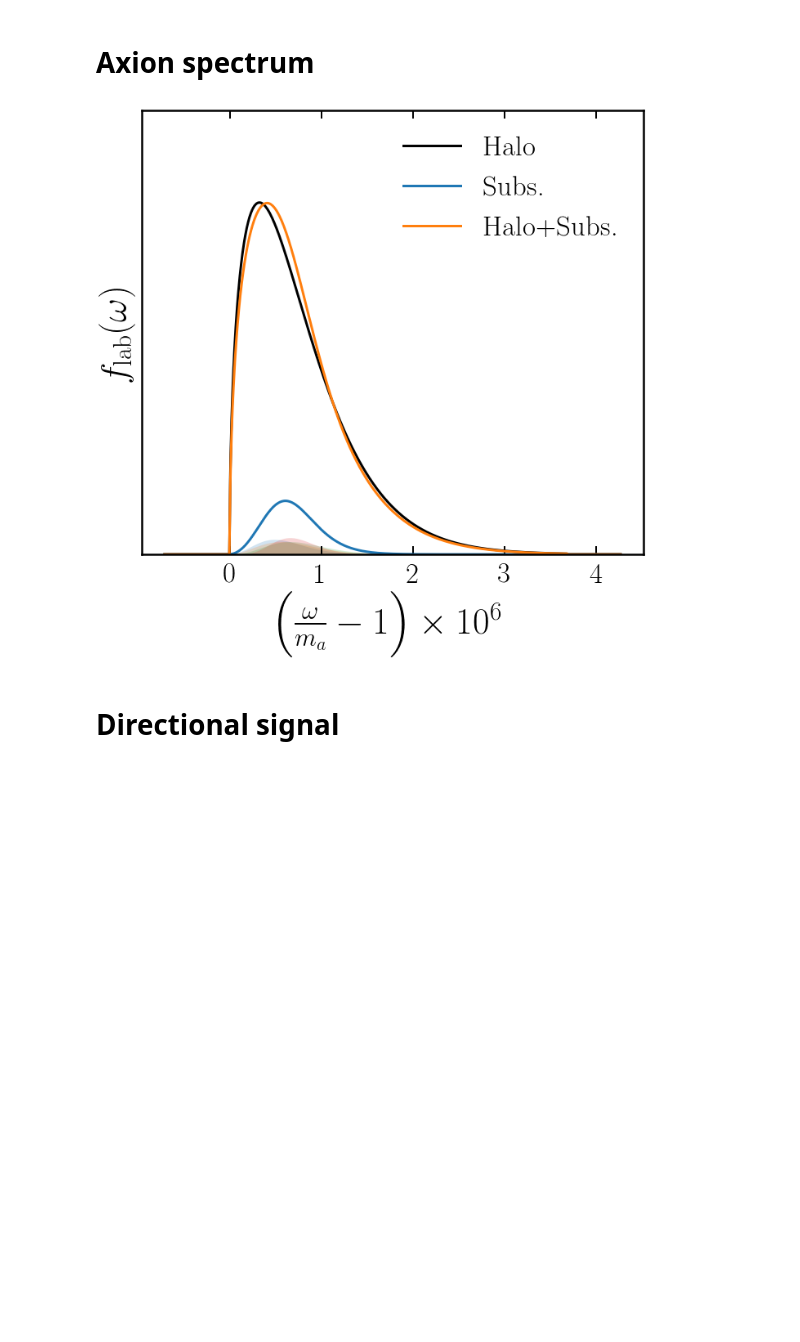
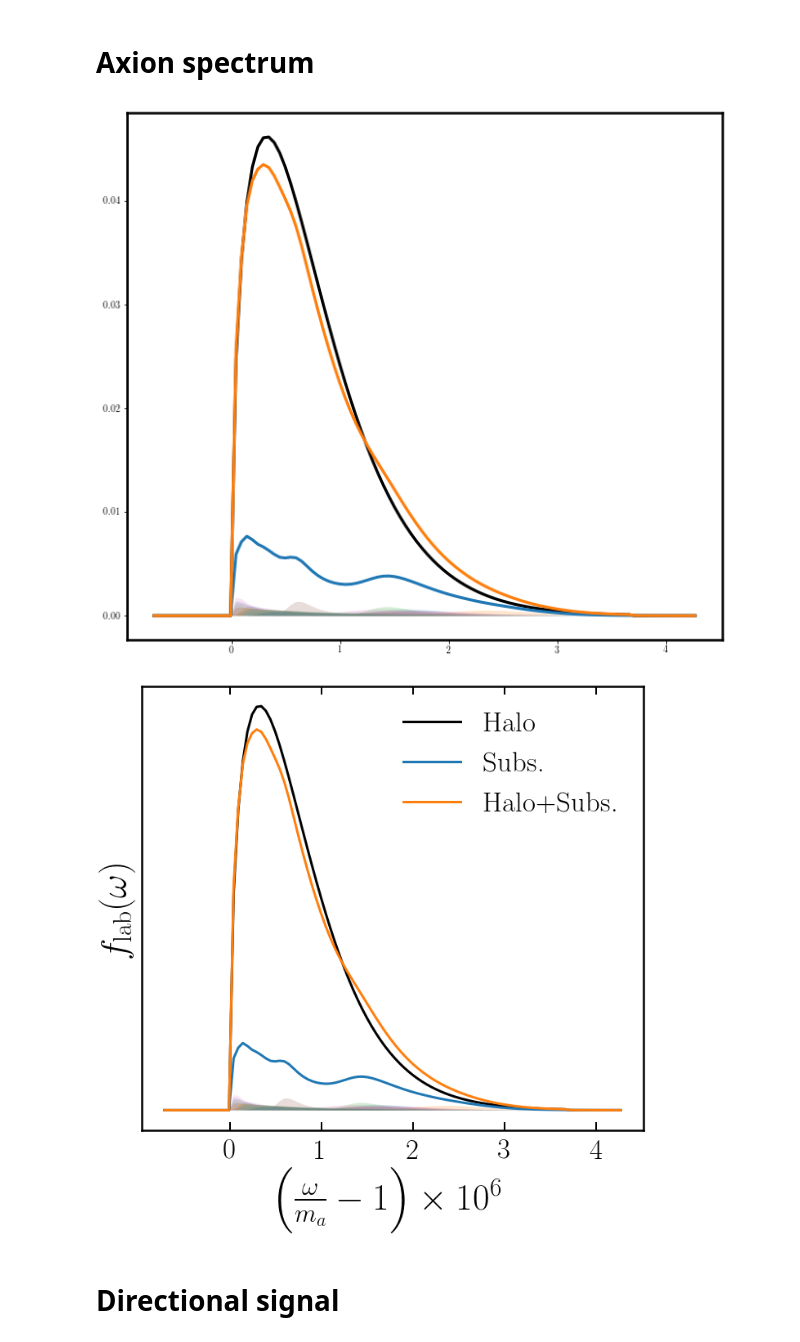
Before and after one commit to cajohare/DarkShards, a Jupyter notebook: code/PlotShards.ipynb, the cells around one changed output. Saved outputs shown, nothing was run; the diff lists cells and outputs as text; code cells hidden in the pictures; blank space fills up the shorter version.

Commit message:
more work on shards

```diff
--- a/code/PlotShards.ipynb
+++ b/code/PlotShards.ipynb
@@ -41,20 +41,21 @@ fv_Iso = SpeedDist_Isotropic(v,v_lab,v0,v_esc)
 plt.plot(v,1e3*fv_Iso,'k-',linewidth=3,label=r'SHM')
 
 nshards = 21
-xi_s = 1.0/(1.0*nshards)
+xi_halo = 0.8
+xi_s = (1.0-xi_halo)/(1.0*nshards)
 fv = zeros(shape=(nshards,n))
 for i in range(0,nshards):
     v_s = dat[i,0:3]
     sig_s = dat[i,6:9]
     fv[i,:] = xi_s*SpeedDist_3D(v,(v_lab-v_s),sig_s)
-    plt.fill_between(v,1e3*fv[i,:],linewidth=3,alpha=0.1)
+    plt.fill_between(v,1e3*fv[i,:]*10,linewidth=3,alpha=0.1)
     sigr = sig_s[0]
     sigphi = sig_s[1]
     sigz = sig_s[2]
     beta = 1.0-(sigr**2.0+sigz**2.0)/(2*sigr**2.0)
-    print i,v_s,sig_s
+    print i,":    V_str = ",v_s,"|     sigma_str = ",sig_s
 
-plt.plot(v,1e3*sum(fv,0),'r-',linewidth=3,label=r'Shards')
+plt.plot(v,1e3*(sum(fv,0)+xi_halo*fv_Iso),'r-',linewidth=3,label=r'Shards')
 
 # Plot fiddling
 ax.set_xlim(left=0.0)
@@ -176,6 +105,7 @@ E_max = 50.0
 E = linspace(0.01,E_max,n)
 v_min = MinimumWIMPSpeed(E,A,m_chi)
 
+
 # Loop over times
 ndays = 365
 days = linspace(0,365,ndays)
@@ -186,10 +116,11 @@ R0 = zeros(shape=ndays)
 for i in range(0,ndays):
     v_lab = LabVelocitySimple(days[i],HaloModel)
     gmin0 = gvmin_Isotropic(v_min,v_lab,v0,v_esc)
-    gmin = xi0*gmin0
-    for isub in range(0,N):
-        v_spin = [vr[isub],vth[isub],vph[isub]]
-        gmin += xi*gvmin_Isotropic(v_min,v_lab-v_spin,v0,v_esc)
+    gmin = xi_halo*gmin0
+    for isub in range(0,nshards):
+        v_spin = dat[isub,0:3]
+        v0_str = sqrt(sum(dat[isub,6:9]**2.0))/(3.0*sqrt(2.0))
+        gmin += xi_s*gvmin_Isotropic(v_min,v_lab-v_spin,v0_str,v_esc)
 
     dR[i,:] = diffRecoilRate_SI(E,gmin,A,sigma_p,m_chi,rho_0=0.55)
     dR0[i,:] = diffRecoilRate_SI(E,gmin0,A,sigma_p,m_chi,rho_0=0.55)
@@ -259,7 +190,7 @@ m_a_s = m_a/6.58e-16
 
 
 # Converting frequency to speed
-n = 1000
+n = 100
 vmin = 0.1
 vmax = 800
 omega_min = (m_a_s)*(1+(vmin/c_km)**2.0/2.0)
@@ -271,41 +202,42 @@ omega_max = omega[-1]
 domega = omega[1]-omega[0]
 v = c_km*sqrt(2*(omega-m_a_s)/omega)
 v[omega<m_a_s] = 0.0
 dv = (1.0/m_a_s)*(c_km/v)*c_km
 dv[omega<m_a_s] = 0.0
 
 x = 1e6*(omega/m_a_s-1)
 ys = domega*dv
 
 # Plot power spectra
 v_lab = LabVelocitySimple(0.0,HaloModel)
 fv0 = SpeedDist_Isotropic(v,v_lab,v0,v_esc)
-fvtot = xi0*fv0
-for i in range(0,N):
-    vspin = [vr[i],vth[i],vph[i]]
-    fvsub = xi*SpeedDist_Isotropic(v,v_lab-vspin,sqrt(2.0)*sig_subs[i],v_esc)
+fvtot = xi_halo*fv0
+for i in range(0,nshards):
+    v_s = dat[i,0:3]
+    sig_s = dat[i,6:9]
+    fvsub = xi_s*SpeedDist_3D(v,(v_lab-v_s),sig_s)
     fvtot += fvsub
     plt.fill_between(x,ys*fvsub,y2=0.0,alpha=0.2)
 plt.plot(x,ys*fv0,'k-',linewidth=3,label='Halo')
-plt.plot(x,ys*(fvtot-fv0*xi0),linewidth=3,label='Subs.')
+plt.plot(x,ys*(fvtot-fv0*xi_halo),linewidth=3,label='Subs.')
 plt.plot(x,ys*fvtot,linewidth=3,label='Halo+Subs.')
 
 
-
 # Plot fiddling
-ax.set_ylim(bottom=0.0,top=max(fv0)*2)
+#ax.set_ylim(bottom=0.0,top=max(fv0)*ys*2)
 ax.tick_params(which='major',direction='in',width=2,length=10,left=False,top=True,pad=10,labelleft=False)
 plt.xticks(fontsize=35)
 plt.xlabel(r"$\left(\frac{\omega}{m_a} -1\right)\times 10^6$",fontsize=45);
 plt.ylabel(r"$f_{\rm lab}(\omega)$",fontsize=45);
 plt.legend(fontsize=35,frameon=False,loc='upper right')
 
 # Save figure
 plt.show()
 fig.savefig('../plots/'+pltname+'.pdf',bbox_inches='tight')
 fig.savefig('../plots/plots_png/'+pltname+'.png',bbox_inches='tight')
 # %% [output]
-[figure, old version]
+[figure, new version]
+[figure, added]
 # %% [markdown]
 # Directional signal
 # %%
```
Also changed, not shown: parts of 5 cells of this notebook, 6 other files.
